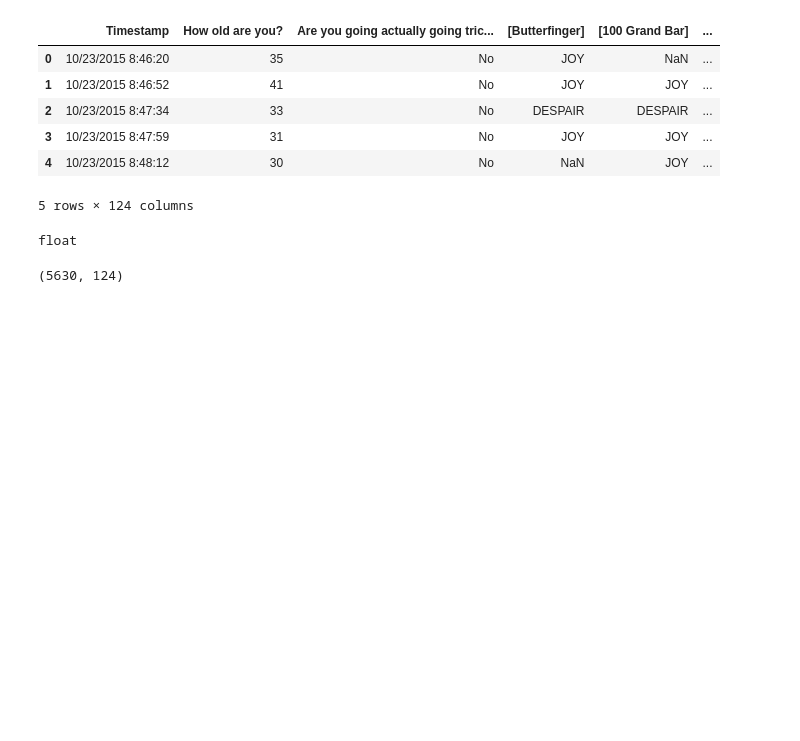
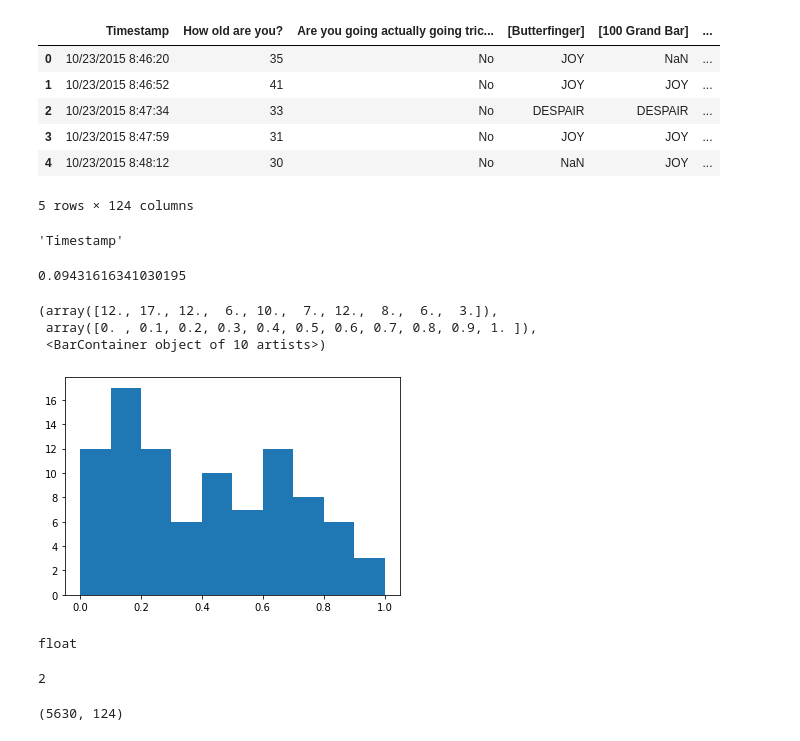
Before and after one commit to dealom/Cleaning-Candy-Dataset, a Jupyter notebook: candy cleaning.ipynb, the cells around one changed output. Saved outputs shown, nothing was run; the diff lists cells and outputs as text; code cells hidden in the pictures; blank space fills up the shorter version.

```diff
--- a/candy cleaning.ipynb
+++ b/candy cleaning.ipynb
@@ -14,8 +16,39 @@ dt.head()
 | 3 | 10/23/2015 8:47:59 | 31 | No | JOY | JOY | ... |
 | 4 | 10/23/2015 8:48:12 | 30 | No | NaN | JOY | ... |
 5 rows × 124 columns
+# %%
+dt.columns[0]
+# %% [output]
+'Timestamp'
+# %%
+#yes
+trick = dt[dt.columns[2]]
+trick.value_counts()["Yes"]/sum(trick.value_counts())
+# %% [output]
+0.09431616341030195
+# %%
+# Joy occurence, [0] is joy, [1] is despair WRONG, the most goes first, nvm just do sort=false
+listofpercents = []
+for i in range(3,96):
+    filler = dt[dt.columns[i]].dropna()
+    joyspercent = filler.value_counts()["JOY"]/sum(filler.value_counts())
+    listofpercents.append(joyspercent)
+    print(dt.columns[i],joyspercent)
+    print(filler.value_counts())
+    print()
+# %%
+plt.hist(listofpercents, bins=[0,0.1,0.2,0.3,0.4,0.5,0.6,0.7,0.8,0.9,1])
+# %% [output]
+(array([12., 17., 12.,  6., 10.,  7., 12.,  8.,  6.,  3.]),
+ array([0. , 0.1, 0.2, 0.3, 0.4, 0.5, 0.6, 0.7, 0.8, 0.9, 1. ]),
+ <BarContainer object of 10 artists>)
+[figure, added]
 # %%
 type(dt['How old are you?'][36])
 # %% [output]
 float
+# %%
+dt['Are you going actually going trick or treating yourself?'].nunique()
+# %% [output]
+2
 # %%
```
Also changed, not shown: parts of 14 cells of this notebook, 1 other file.
